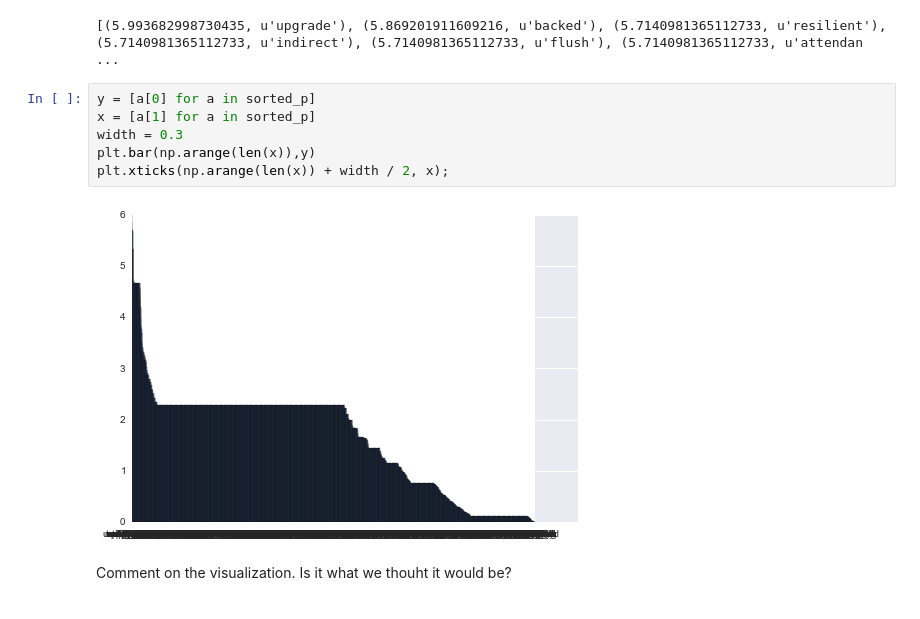
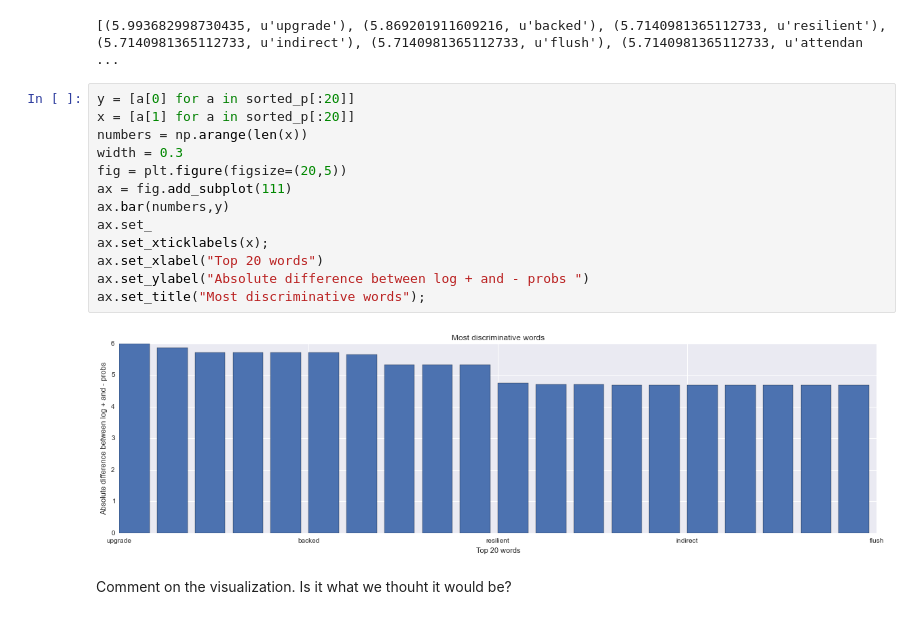
Before and after one commit to jamescurtin/cs109_fp, a Jupyter notebook: george/Sentiment Analysis-Copy1.ipynb, the cells around one changed output. Cells and saved outputs as stored; diff of their text form.

Commit message:
Finished chart for top 20

```diff
--- a/george/Sentiment Analysis-Copy1.ipynb
+++ b/george/Sentiment Analysis-Copy1.ipynb
@@ -466,14 +466,21 @@ sorted_p = sorted(difference, reverse=True)
 print sorted_p[:20]
 # %% [output]
 [(5.993682998730435, u'upgrade'), (5.869201911609216, u'backed'), (5.7140981365112733, u'resilient'), (5.7140981365112733, u'indirect'), (5.7140981365112733, u'flush'), (5.7140981365112733, u'attendan ...
-# %%
-y = [a[0] for a in sorted_p]
-x = [a[1] for a in sorted_p]
-width = 0.3
-plt.bar(np.arange(len(x)),y)
-plt.xticks(np.arange(len(x)) + width / 2, x);
-# %% [output]
-[figure, removed]
+# %%
+y = [a[0] for a in sorted_p[:20]]
+x = [a[1] for a in sorted_p[:20]]
+numbers = np.arange(len(x))
+width = 0.3
+fig = plt.figure(figsize=(20,5))
+ax = fig.add_subplot(111)
+ax.bar(numbers,y)
+ax.set_
+ax.set_xticklabels(x);
+ax.set_xlabel("Top 20 words")
+ax.set_ylabel("Absolute difference between log + and - probs ")
+ax.set_title("Most discriminative words");
+# %% [output]
+[figure, added]
 # %% [markdown]
 Comment on the visualization. Is it what we thouht it would be?
 # %% [markdown]
```
